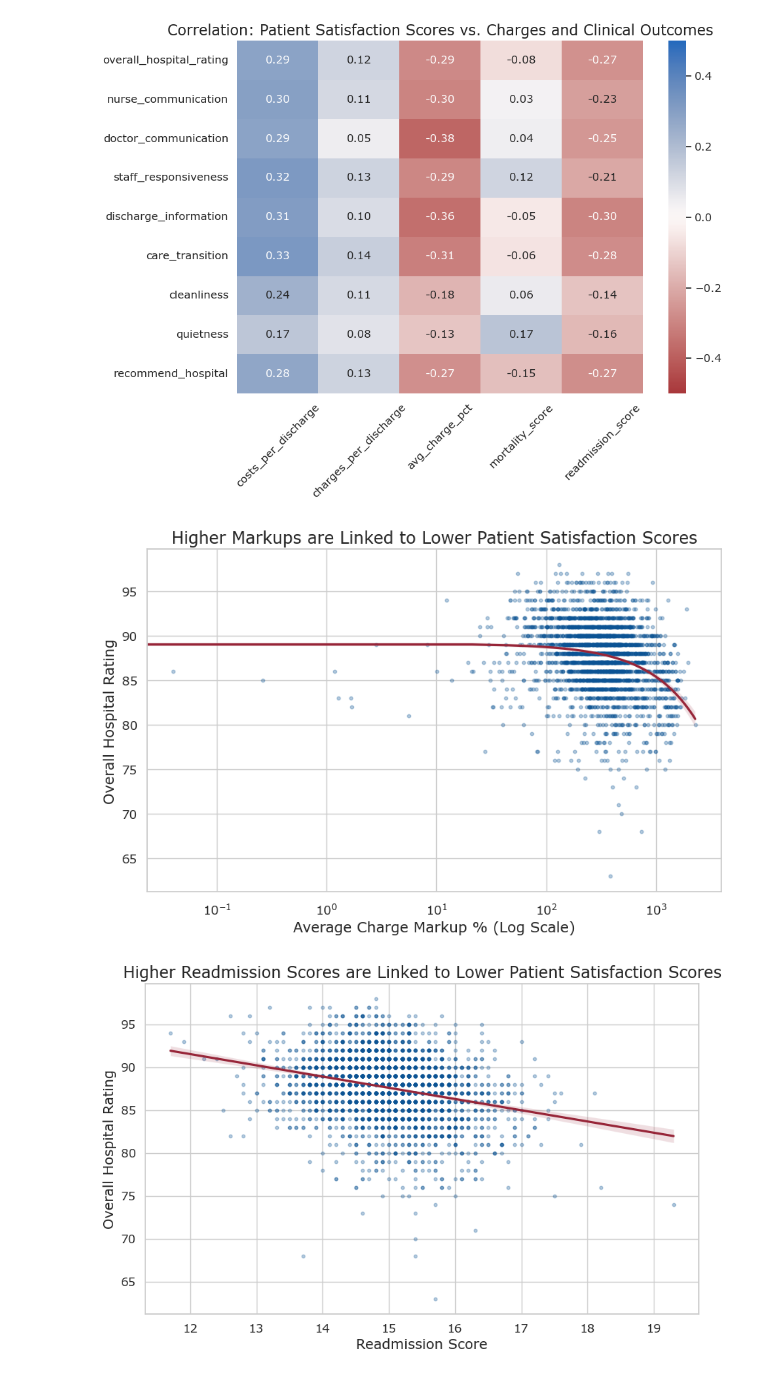
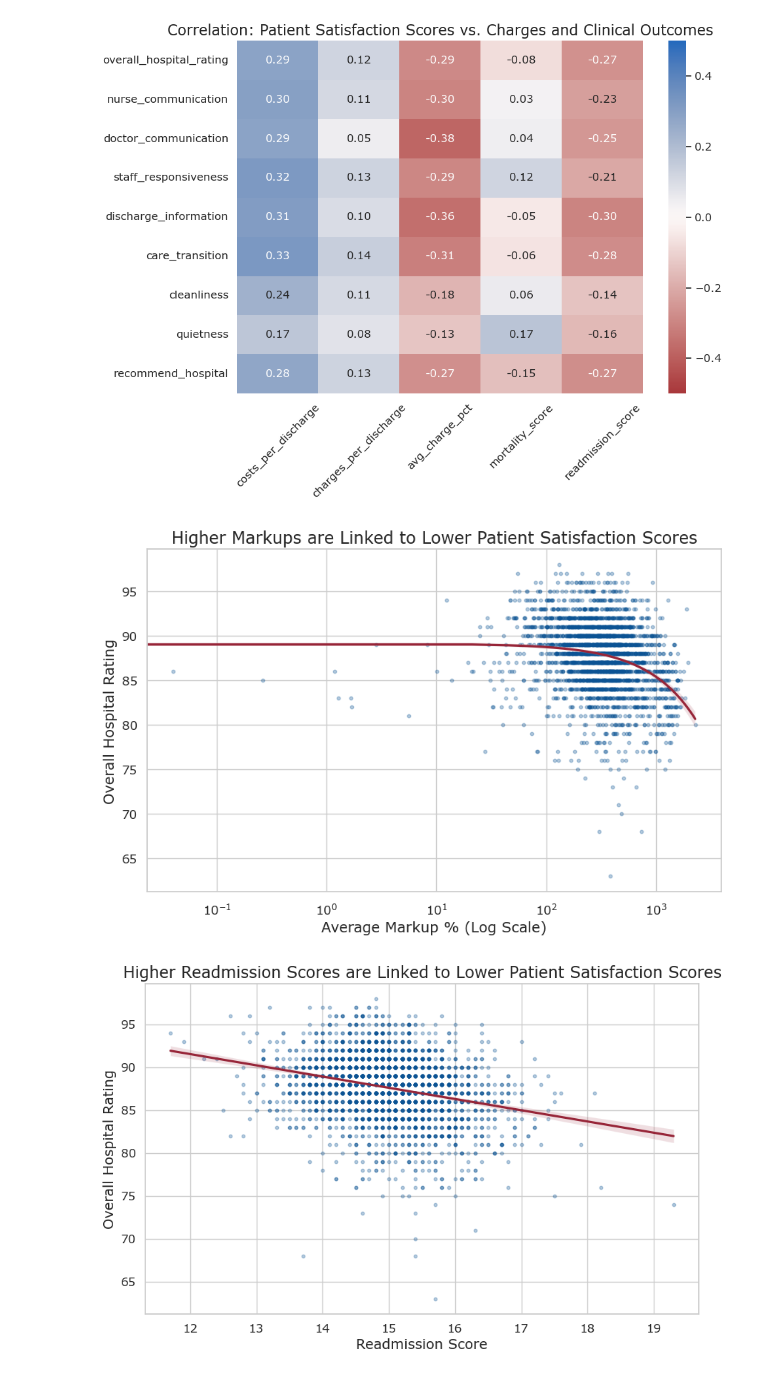
Before and after one commit to kjaques/hospital-financial-and-quality-performance, a Jupyter notebook: notebooks/analysis.ipynb, the cells around one changed output. Drawn from its saved outputs; the diff is of its cells as text; code cells hidden in the pictures.

```diff
--- a/notebooks/analysis.ipynb
+++ b/notebooks/analysis.ipynb
@@ -566,23 +571,23 @@ plt.show()
 # %%
 # Use a regplot to show the trendline and confidence interval
 # Log-scale x for readability, as markup is highly skewed
 plt.figure(figsize=(10, 6))
 
 g = sns.regplot(
     data=hospitals,
     x='avg_charge_pct',
     y='overall_hospital_rating',
     line_kws={"color": "#972538"},
     scatter_kws={'alpha': 0.3, 's': 10, 'color': '#0b5394'} # Make points transparent
 )
 g.set(xscale="log") # Apply log scale to x-axis
 g.set_title('Higher Markups are Linked to Lower Patient Satisfaction Scores', fontsize=16)
-g.set_xlabel('Average Charge Markup % (Log Scale)')
+g.set_xlabel('Average Markup % (Log Scale)')
 g.set_ylabel('Overall Hospital Rating')
 plt.savefig('../visualizations/regplot-markup_v_rating.png', bbox_inches='tight', pad_inches=0.1)
 plt.show()
 # %% [output]
-[figure, old version]
+[figure, new version]
 # %%
 # Regplot to show the trendline and confidence interval
 plt.figure(figsize=(10, 6))
```
Also changed, not shown: parts of 3 cells of this notebook, 6 other files.
